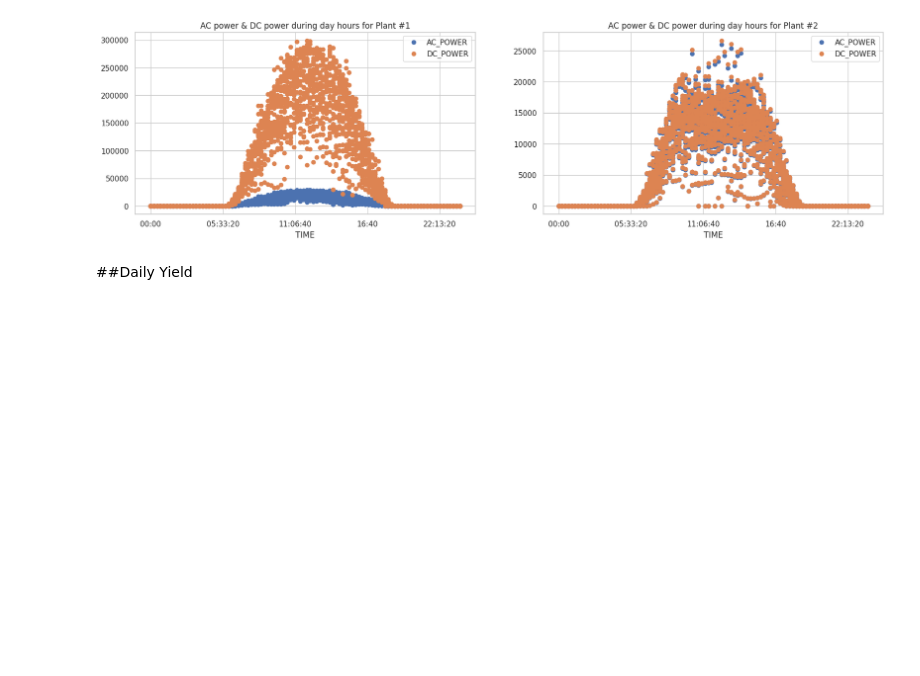
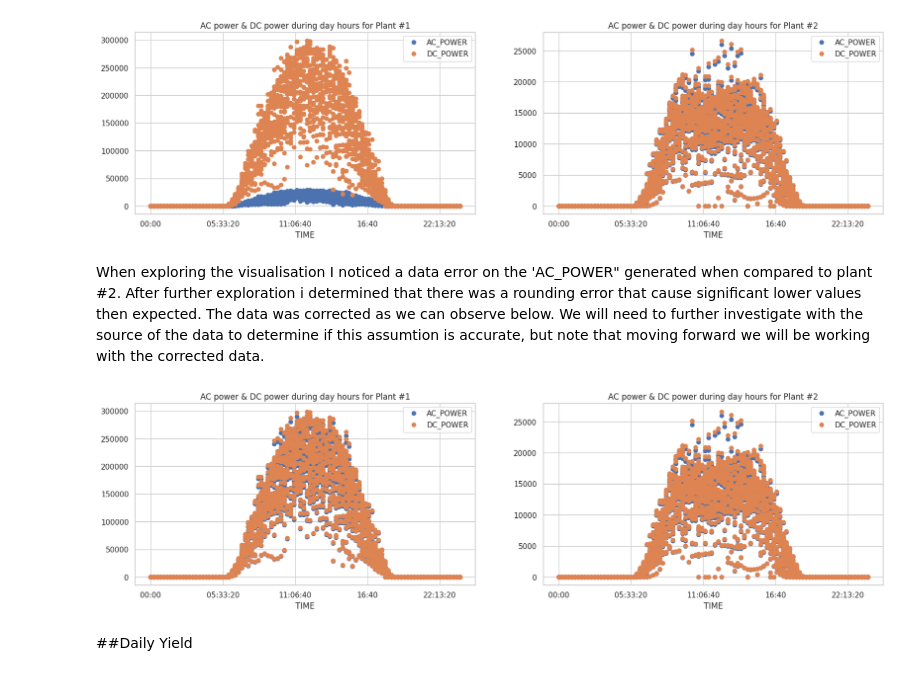
Before and after one commit to drwatson93/Solar-Plant-Analysis-Project, a Jupyter notebook: What_can_we_learn_from_a_solar_plant's_data.ipynb, the cells around one changed output. Saved outputs shown, nothing was run; the diff lists cells and outputs as text; code cells hidden in the pictures; blank space fills up the shorter version.

Commit message:
analysis of a solar power plant

```diff
--- a/What_can_we_learn_from_a_solar_plant's_data.ipynb
+++ b/What_can_we_learn_from_a_solar_plant's_data.ipynb
@@ -232,6 +232,19 @@ ax[1].set_title('AC power & DC power during day hours for Plant #2')
 plt.show()
 # %% [output]
 [figure]
+# %% [markdown]
+When exploring the visualisation I noticed a data error on the 'AC_POWER" generated when compared to plant #2. After further exploration i determined that there was a rounding error that cause significant lower values then expected. The data was corrected as we can observe below. We will need to further investigate with the source of the data to determine if this assumtion is accurate, but note that moving forward we will be working with the corrected data.
+# %%
+#AC & DC power plot after correcting data.
+fig,ax= plt.subplots(ncols=2,dpi=100,figsize=(20,5))
+df_plant1_generation['AC_POWER'] = df_plant1_generation['AC_POWER']*10
+df_plant1_generation.set_index('TIME')[['AC_POWER','DC_POWER']].plot(style='o',ax=ax[0])
+df_plant2_generation.set_index('TIME')[['AC_POWER','DC_POWER']].plot(style='o',ax=ax[1])
+ax[0].set_title('AC power & DC power during day hours for Plant #1')
+ax[1].set_title('AC power & DC power during day hours for Plant #2')
+plt.show()
+# %% [output]
+[figure, added]
 # %% [markdown]
 ##Daily Yield
 # %%
```
Also changed, not shown: parts of 7 cells of this notebook.
